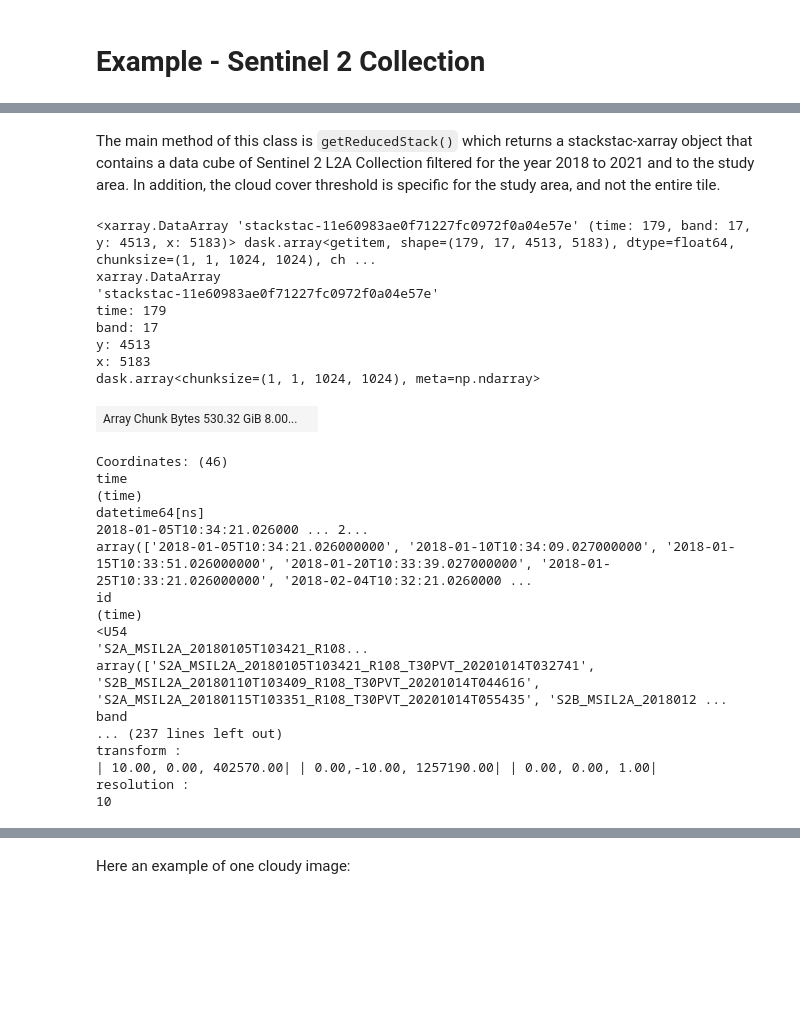
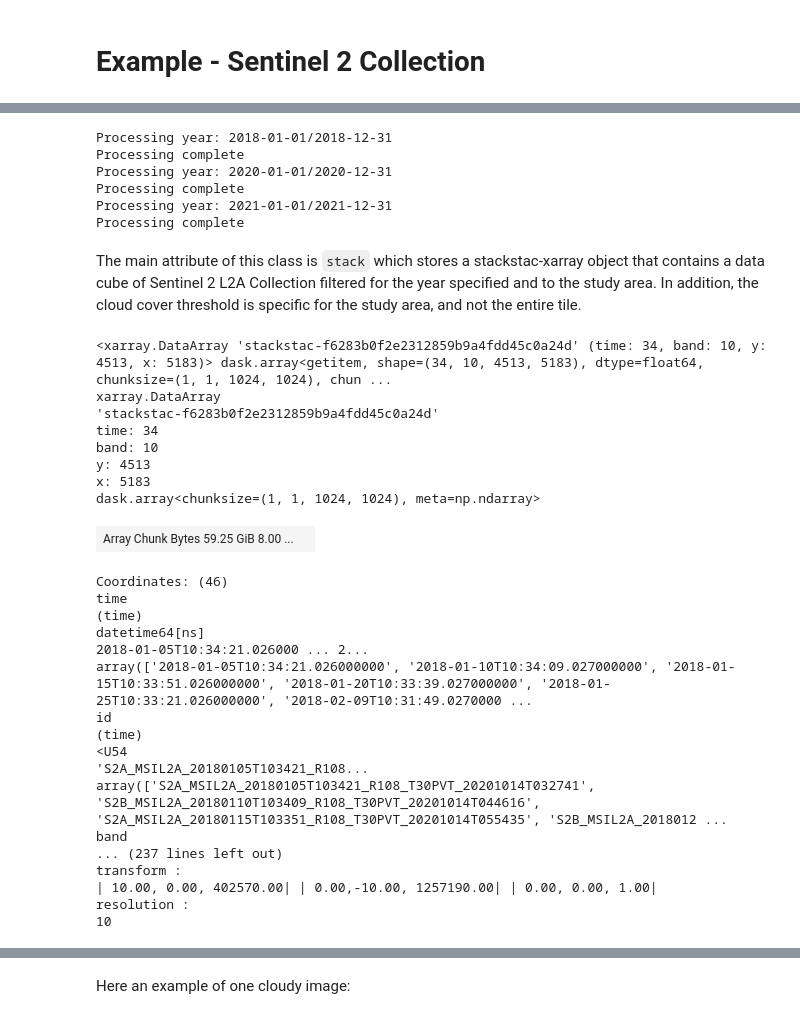
Before and after one commit to EdgarJoao30/mtda, a Jupyter notebook: example_s2.ipynb, the cells around one changed output, grey strips where cells are left out. Saved outputs shown, nothing was run; the diff lists cells and outputs as text; code cells hidden in the pictures; blank space fills up the shorter version.

```diff
--- a/example_s2.ipynb
+++ b/example_s2.ipynb
@@ -23,2 +14,13 @@ s2collections = list(s2collections)
+# %%
+year = ['2018', '2020', '2021']
+cloud_cover = [15] * 3
+data = list(map(sc.s2, cloud_cover, year))
+# %% [output]
+Processing year: 2018-01-01/2018-12-31
+Processing complete
+Processing year: 2020-01-01/2020-12-31
+Processing complete
+Processing year: 2021-01-01/2021-12-31
+Processing complete
 # %% [markdown]
-The main method of this class is `getReducedStack()` which returns a stackstac-xarray object that contains a data cube of Sentinel 2 L2A Collection filtered for the year 2018 to 2021 and to the study area. In addition, the cloud cover threshold is specific for the study area, and not the entire tile.
+The main attribute of this class is `stack` which stores a stackstac-xarray object that contains a data cube of Sentinel 2 L2A Collection filtered for the year specified and to the study area. In addition, the cloud cover threshold is specific for the study area, and not the entire tile.
@@ -27,30 +27,30 @@ stack, count = s2collections[2].getReducedStack()
-# %%
-stack
-# %% [output]
-<xarray.DataArray 'stackstac-11e60983ae0f71227fc0972f0a04e57e' (time: 179, band: 17, y: 4513, x: 5183)> dask.array<getitem, shape=(179, 17, 4513, 5183), dtype=float64, chunksize=(1, 1, 1024, 1024), ch ...
-xarray.DataArray
-'stackstac-11e60983ae0f71227fc0972f0a04e57e'
-time: 179
-band: 17
-y: 4513
-x: 5183
-dask.array<chunksize=(1, 1, 1024, 1024), meta=np.ndarray>
-| Array Chunk Bytes 530.32 GiB 8.00... |  |
-Coordinates: (46)
-time
-(time)
-datetime64[ns]
-2018-01-05T10:34:21.026000 ... 2...
-array(['2018-01-05T10:34:21.026000000', '2018-01-10T10:34:09.027000000', '2018-01-15T10:33:51.026000000', '2018-01-20T10:33:39.027000000', '2018-01-25T10:33:21.026000000', '2018-02-04T10:32:21.0260000 ...
-id
-(time)
-<U54
-'S2A_MSIL2A_20180105T103421_R108...
-array(['S2A_MSIL2A_20180105T103421_R108_T30PVT_20201014T032741', 'S2B_MSIL2A_20180110T103409_R108_T30PVT_20201014T044616', 'S2A_MSIL2A_20180115T103351_R108_T30PVT_20201014T055435', 'S2B_MSIL2A_2018012 ...
-band
-... (237 lines left out)
-transform :
-| 10.00, 0.00, 402570.00| | 0.00,-10.00, 1257190.00| | 0.00, 0.00, 1.00|
-resolution :
-10
+# %%
+data[0].stack
+# %% [output]
+<xarray.DataArray 'stackstac-f6283b0f2e2312859b9a4fdd45c0a24d' (time: 34, band: 10, y: 4513, x: 5183)> dask.array<getitem, shape=(34, 10, 4513, 5183), dtype=float64, chunksize=(1, 1, 1024, 1024), chun ...
+xarray.DataArray
+'stackstac-f6283b0f2e2312859b9a4fdd45c0a24d'
+time: 34
+band: 10
+y: 4513
+x: 5183
+dask.array<chunksize=(1, 1, 1024, 1024), meta=np.ndarray>
+| Array Chunk Bytes 59.25 GiB 8.00 ... |  |
+Coordinates: (46)
+time
+(time)
+datetime64[ns]
+2018-01-05T10:34:21.026000 ... 2...
+array(['2018-01-05T10:34:21.026000000', '2018-01-10T10:34:09.027000000', '2018-01-15T10:33:51.026000000', '2018-01-20T10:33:39.027000000', '2018-01-25T10:33:21.026000000', '2018-02-09T10:31:49.0270000 ...
+id
+(time)
+<U54
+'S2A_MSIL2A_20180105T103421_R108...
+array(['S2A_MSIL2A_20180105T103421_R108_T30PVT_20201014T032741', 'S2B_MSIL2A_20180110T103409_R108_T30PVT_20201014T044616', 'S2A_MSIL2A_20180115T103351_R108_T30PVT_20201014T055435', 'S2B_MSIL2A_2018012 ...
+band
+... (237 lines left out)
+transform :
+| 10.00, 0.00, 402570.00| | 0.00,-10.00, 1257190.00| | 0.00, 0.00, 1.00|
+resolution :
+10
 # %% [markdown]
```
Also changed, not shown: parts of 25 cells of this notebook, 2 other files.
